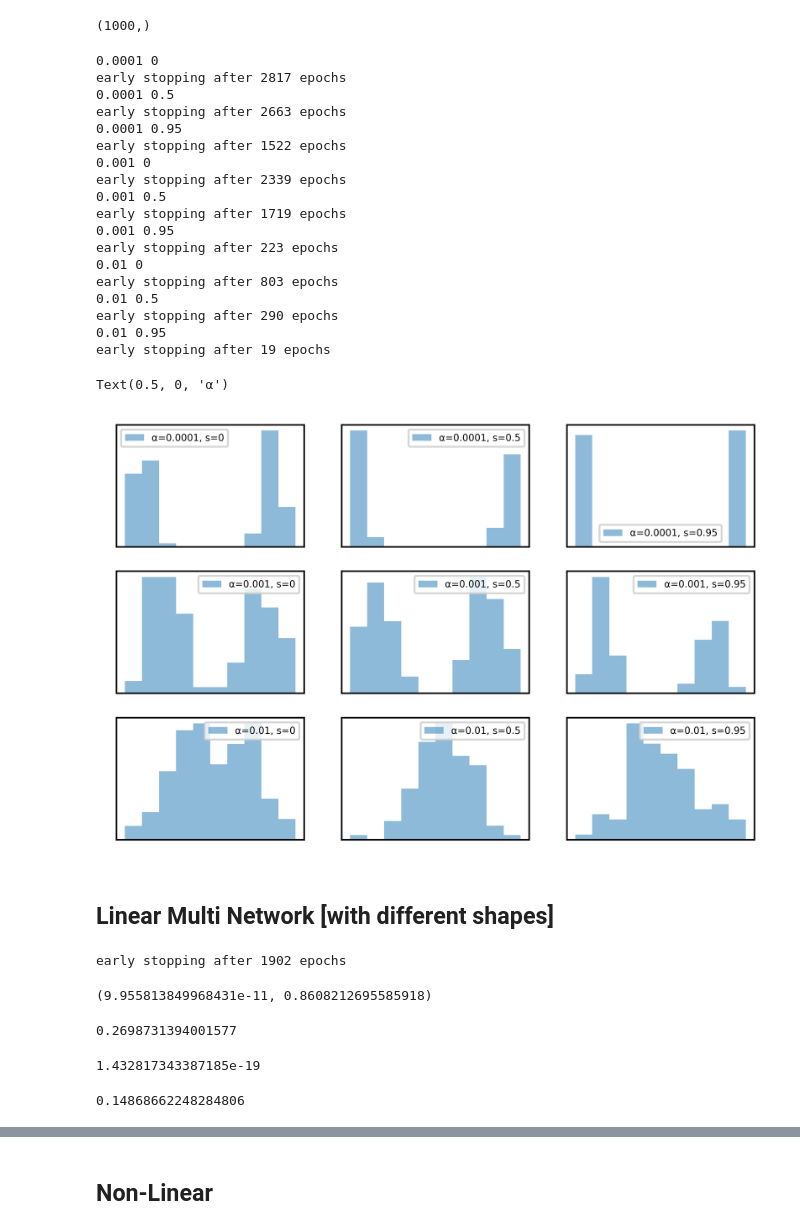
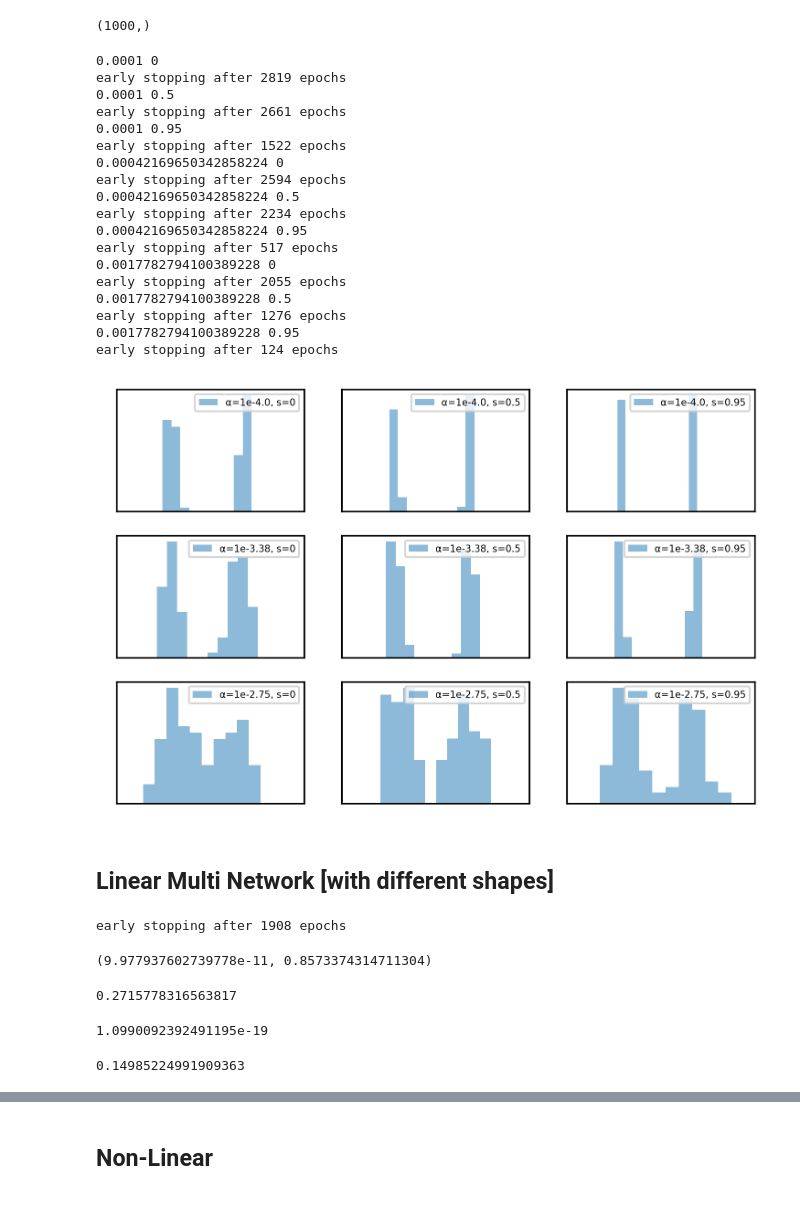
Before and after one commit to shaharazulay/implicit-bias, a Jupyter notebook: simulation_FC.ipynb, the cells around one changed output, grey strips where cells are left out. Saved outputs shown, nothing was run; the diff lists cells and outputs as text; code cells hidden in the pictures.

Commit message:
with plot for ccondenstation

```diff
--- a/simulation_FC.ipynb
+++ b/simulation_FC.ipynb
@@ -352,7 +352,7 @@ plt.show()
 # %% [markdown]
 ## Linear Multi Neuron
 # %%
-m = 10
+m = 3
 alpha = [0.001] * m
 s = [0.5] * m
 # %%
@@ -438,7 +419,7 @@ baseline.shape
 # %% [output]
 (1000,)
 # %%
-alpha_range = np.logspace(-4, -2, 3)
+alpha_range = np.logspace(-4, -2.75, 3)
 s_range = [0, 0.5, 0.95]
 # %%
 m = 100
@@ -459,42 +440,41 @@ for alpha in alpha_range:
         results[(s, alpha)] = model.current_w.copy()
 # %% [output]
 0.0001 0
-early stopping after 2817 epochs
+early stopping after 2819 epochs
 0.0001 0.5
-early stopping after 2663 epochs
+early stopping after 2661 epochs
 0.0001 0.95
 early stopping after 1522 epochs
-0.001 0
-early stopping after 2339 epochs
-0.001 0.5
-early stopping after 1719 epochs
-0.001 0.95
-early stopping after 223 epochs
-0.01 0
-early stopping after 803 epochs
-0.01 0.5
-early stopping after 290 epochs
-0.01 0.95
-early stopping after 19 epochs
+0.00042169650342858224 0
+early stopping after 2594 epochs
+0.00042169650342858224 0.5
+early stopping after 2234 epochs
+0.00042169650342858224 0.95
+early stopping after 517 epochs
+0.0017782794100389228 0
+early stopping after 2055 epochs
+0.0017782794100389228 0.5
+early stopping after 1276 epochs
+0.0017782794100389228 0.95
+early stopping after 124 epochs
 # %%
 fig, axes = plt.subplots(len(alpha_range),len(s_range))
 axes = axes.ravel()
 
 idx = 0
 for alpha in alpha_range:
     for s in s_range:
         ax = axes[idx]
         w = results[(s, alpha)]
         ax.hist([angle(w_i, baseline) for w_i in w], alpha=0.5)
-        ax.legend([f'α={alpha}, s={s}'], fontsize=5)
-        #ax.set_xlim([1.45, 1.7])
+        ax.legend([f'α=1e{np.round(np.log10(alpha), 2)}, s={s}'], fontsize=5, loc=1)
+        ax.set_xlim([1.45, 1.7])
         ax.get_yaxis().set_visible(False)
         ax.get_xaxis().set_visible(False)
 
         idx += 1
 # %% [output]
-Text(0.5, 0, 'α')
-[figure, old version]
+[figure, new version]
 # %% [markdown]
 ##  Linear Multi Network [with different shapes]
 # %%
@@ -513,13 +493,13 @@ model, train_loss, test_loss, w_tilde_array, _ = train(
 )
 train_loss.item(), test_loss.item()
 # %% [output]
-early stopping after 1902 epochs
+early stopping after 1908 epochs
-(9.955813849968431e-11, 0.8608212695585918)
+(9.977937602739778e-11, 0.8573374314711304)
 # %%
 # sanity check that GD learns
 np.linalg.norm((model.w_0 *  model.a_0).flatten() - (model.current_w * model.current_a).flatten(), ord=2)
 # %% [output]
-0.2698731394001577
+0.2715778316563817
 # %%
 w_Q, a_Q = solver(X_train.numpy(), y_train.numpy(), model.w_0, model.a_0, alpha=alpha, s=s, obj='Q', optim_tol=1e-7)
 w_tilde_Q = w_Q * a_Q
@@ -528,11 +508,11 @@ y_pred_Q = (np.matmul(w_Q * a_Q, X_train.numpy().transpose())).sum(axis=0)
 loss_Q = F.mse_loss(torch.DoubleTensor(y_pred_Q), y_train)
 loss_Q.item()
 # %% [output]
-1.432817343387185e-19
+1.0990092392491195e-19
 # %%
 np.linalg.norm(w_tilde_Q.flatten() - w_tilde_array[-1].flatten(), ord=2)
 # %% [output]
-0.14868662248284806
+0.14985224991909363
 # %%
 linstyles = ['', ':', '-.', '--']
 fig, ax1 = plt.subplots()
```
Also changed, not shown: parts of 8 cells of this notebook.
